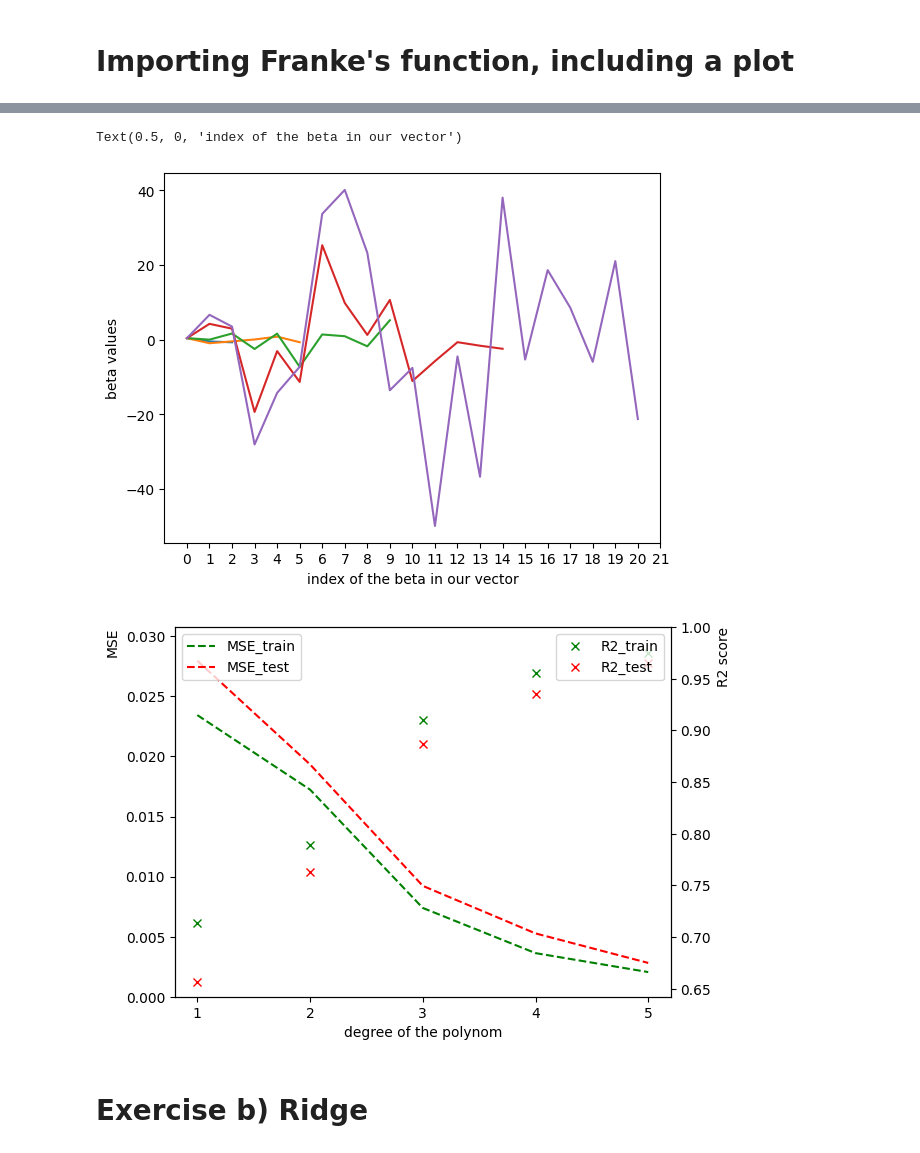
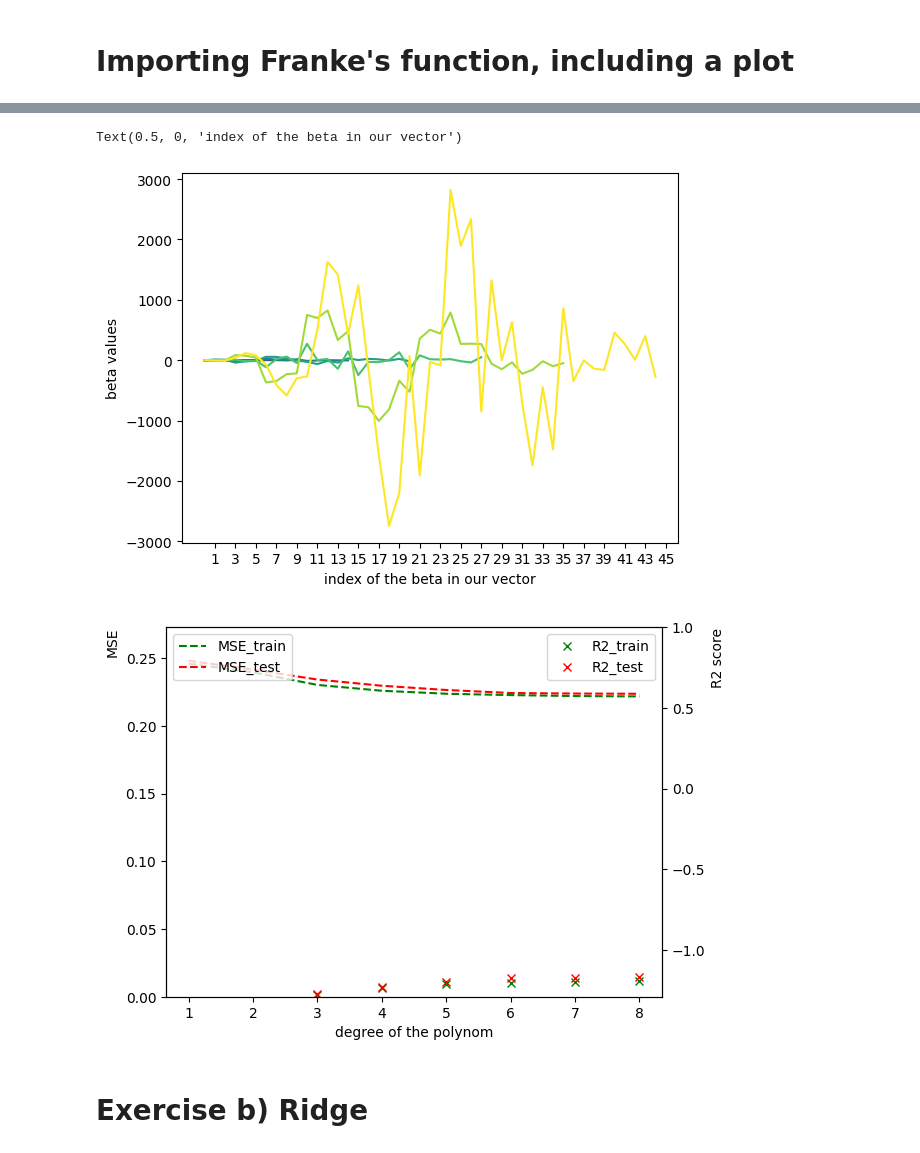
Before and after one commit to alessiasanfelici/FYS-STK4155-Project-1, a Jupyter notebook: Project-1 merged a) to c).ipynb, the cells around one changed output, grey strips where cells are left out. Drawn from its saved outputs; the diff is of its cells as text; code cells hidden in the pictures.

```diff
--- a/Project-1 merged a) to c).ipynb
+++ b/Project-1 merged a) to c).ipynb
@@ -17,8 +17,11 @@ fig = plt.figure()
 ax = fig.add_subplot(projection='3d')
 
 # Generate the data
-x = np.arange(0, 1, 0.05)
-y = np.arange(0, 1, 0.05)
+x = np.random.rand(100)
+y = np.random.rand(100)
+x = np.sort(x)
+y = np.sort(y)
+
 x, y = np.meshgrid(x,y)
 
 
@@ -30,7 +33,7 @@ def FrankeFunction(x,y):
     return term1 + term2 + term3 + term4
 
 
-z = FrankeFunction(x, y) + 0.01*np.random.normal(0,1, x.shape)
+z = FrankeFunction(x, y) + 0.1*np.random.normal(0,1, x.shape)
 
 # Plot the surface.
 surf = ax.plot_surface(x, y, z, cmap=cm.coolwarm, linewidth=0, antialiased=False)
@@ -58,10 +64,14 @@ with stochastic input/ with linspace -> Satz von Peano ;)
 # %%
 def rsquare(y, ypredict):
+    y = y.reshape(-1, 1)
+    ypredict = ypredict.reshape(-1,1)
     return 1-(np.sum((y-ypredict)**2)/np.sum((y-np.mean(y))**2))
 
 
 def MSE(y_data,y_model):
     n = np.size(y_model)
+    y_data = y_data.reshape(-1, 1)
+    y_model = y_model.reshape(-1, 1)
     return np.sum((y_data-y_model)**2)/n
 # %%
 from sklearn.model_selection import train_test_split
@@ -71,7 +81,7 @@ from sklearn.linear_model import LinearRegression
 import seaborn as sns
 
 # max degree of the fitted polynomial
-degree = 5
+degree = 8
 
 # setting up the Designmatrix
 x = x.reshape(-1,1) #reshaping the meshgrid in two arrays
@@ -109,12 +119,8 @@ X_train_scaled = X_train - X_train_mean
 X_test_scaled = X_test - X_train_mean
 # we now calculate our model's intercept by using the expression from the lecture notes (M. Hjorth-Jensen: Notes on scaling with examples), which results from deriving the cost/loss function by beta0 and setting it to zero
 # since our cost/loss function is convex this leads us to finding its minimum with respect to beta0
-		# Dont I have to scale z test as well
-		# Question: Why not: intercept = np.mean(z_train) - X_train_mean * beta but instead using the new mean of the scaled data
 # The model intercept follows the equation z_scaler = np.mean(z_train) - np.mean(X_train_sc) * beta. Since we above centered our Designmatrix, the mean vector of X_train_sc equals the zero vector. Our equation reduces to:
 z_scaler = np.mean(z_train)
-z_train_scaled = z_train - z_scaler
-z_test_scaled = z_test - z_scaler
 
 
 # OLS fitting
@@ -129,52 +135,53 @@ rsqr_test = np.zeros(degree)
 for i in range(1, degree+1):
         c = int((i+2)*(i+1)/2)
         X_tilde = X_train_scaled[:,0:c-1]
-        beta = np.linalg.pinv(X_tilde.T @ X_tilde) @ X_tilde.T @ z_train_scaled
+        beta = np.linalg.pinv(X_tilde.T @ X_tilde) @ X_tilde.T @ z_train
 
         beta_list.append(list(beta))
 
         ypredict = X_tilde @ beta
         ypredict_test = X_test_scaled[:,0:c-1] @ beta
 
-        MSE_train[i-1] = MSE(z_train_scaled, ypredict)
-        MSE_test[i-1] = MSE(z_test_scaled, ypredict_test)
-        rsqr_train[i-1]= rsquare(z_train_scaled, ypredict)
-        rsqr_test[i-1]= rsquare(z_test_scaled, ypredict_test)
+        MSE_train[i-1] = MSE(z_train, ypredict)
+        MSE_test[i-1] = MSE(z_test, ypredict_test)
+        rsqr_train[i-1]= rsquare(z_train, ypredict)
+        rsqr_test[i-1]= rsquare(z_test, ypredict_test)
 
 
 
 # plotting the MSE and R^2 - as well as beta - as functions of the polynomial degree
 fig = plt.figure()
 
 fig2, ax1 = plt.subplots()
 plt.xlabel("degree of the polynom")
 xax = np.arange(1, degree +1)
 plt.xticks(xax)
 ax2 = ax1.twinx()
 ax2.set_ylim(np.min(rsqr_train)*0.9, 1)
 ax1.set_ylim(0, np.max(MSE_test)*1.1)
 ax1.plot(xax, MSE_train, 'g--', label='MSE_train')
 ax1.plot(xax, MSE_test, 'r--', label='MSE_test')
 ax2.plot(xax, rsqr_train, 'gx', label='R2_train')
 ax2.plot(xax, rsqr_test, 'rx', label='R2_test')
 ax1.legend(loc='upper left')
 ax2.legend(loc='upper right')
 ax1.set_ylabel('MSE', loc='top')
 ax2.set_ylabel('R2 score', loc='top')
 
 # plot the beta
 fig3 = fig.subplots()
-xax2 = np.arange(0,len(X)+2)
+xax2 = np.arange(1, len(X)+2, 2)
 fig3.set_xticks(xax2)
 beta_list = np.nan_to_num(beta_list)
+colors = plt.cm.viridis(np.linspace(0, 1, degree))
 for i in range(len(beta_list)):
-	fig3.plot(np.append(z_scaler, beta_list[i]))
+	fig3.plot(np.append(z_scaler, beta_list[i]), color=colors[i])
 fig3.set_ylabel("beta values")
 fig3.set_xlabel("index of the beta in our vector")
 # %% [output]
 Text(0.5, 0, 'index of the beta in our vector')
-[figure, old version]
+[figure, new version]
-[figure, old version]
+[figure, new version]
 # %% [markdown]
 # Exercise b) Ridge
 # %%
```
Also changed, not shown: parts of 4 cells of this notebook.
